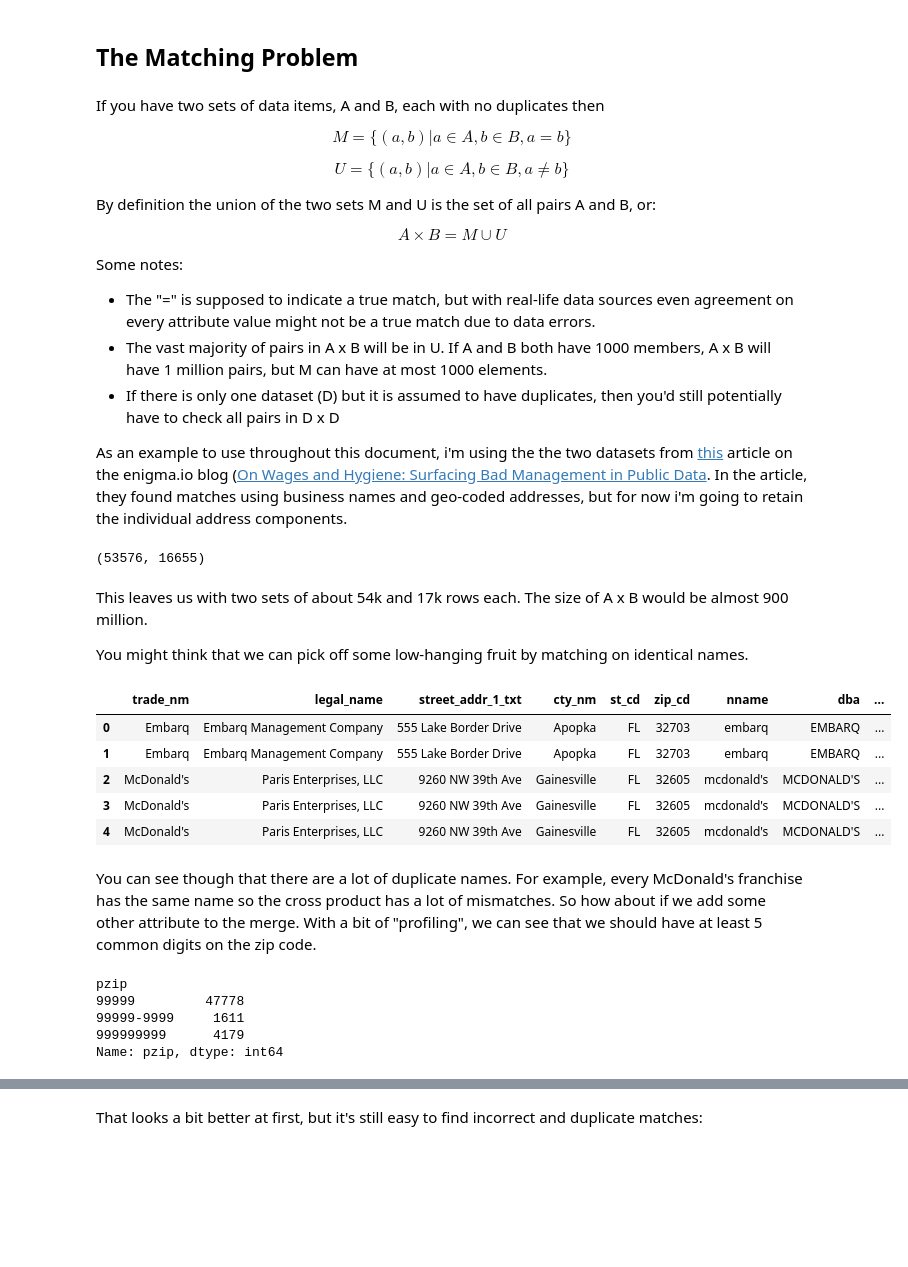
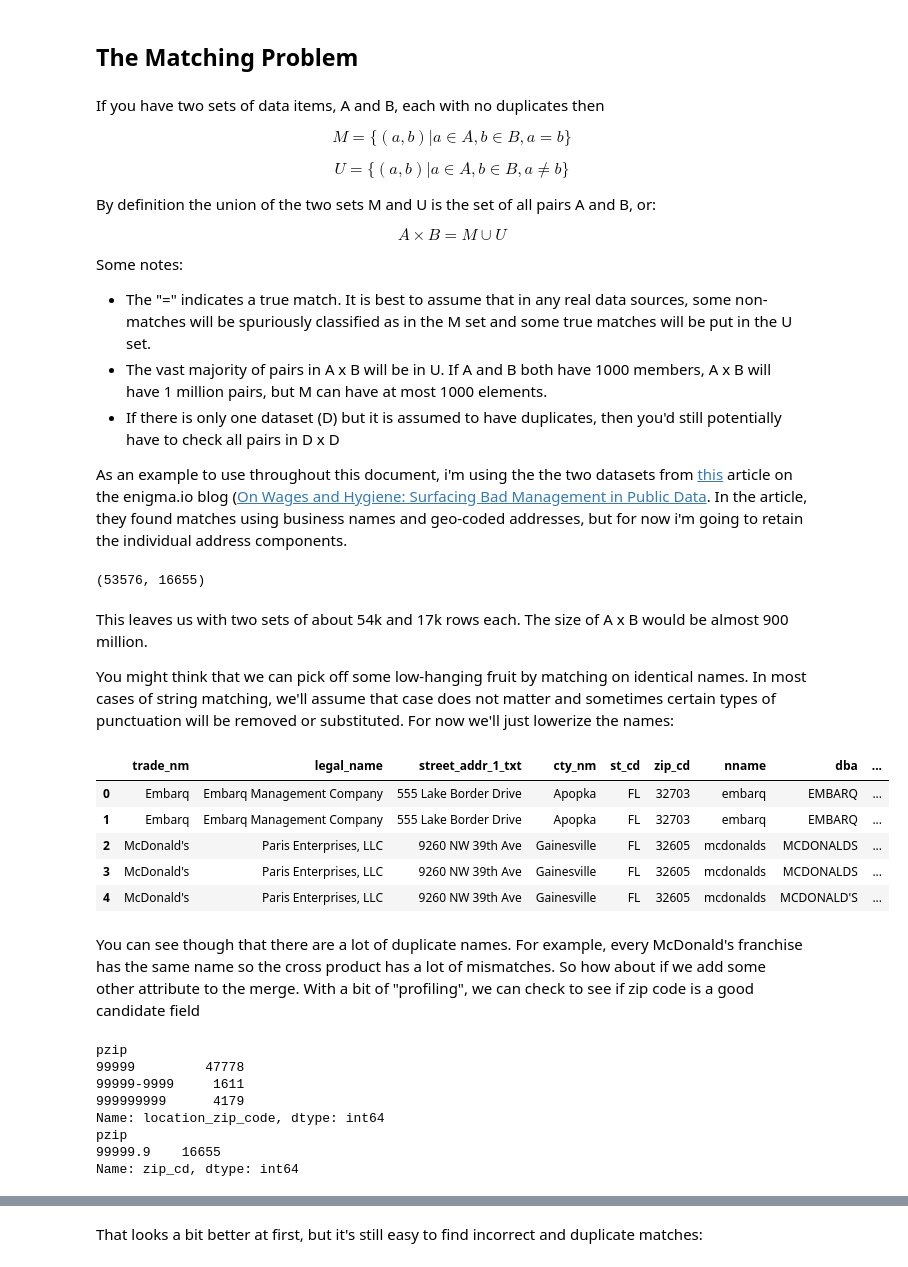
Before and after one commit to mikemull/Notebooks, a Jupyter notebook: Matching.ipynb, the cells around one changed output, grey strips where cells are left out. Drawn from its saved outputs; the diff is of its cells as text; code cells hidden in the pictures; blank space fills up the shorter version.

```diff
--- a/Matching.ipynb
+++ b/Matching.ipynb
@@ -51,7 +51,7 @@ A \times B = M \cup U
 $$
 
 Some notes:
-- The "=" is supposed to indicate a true match, but with real-life data sources even agreement on every attribute value might not be a true match due to data errors.
+- The "=" indicates a true match.  It is best to assume that in any real data sources, some non-matches will be spuriously classified as in the M set and some true matches will be put in the U set.
 - The vast majority of pairs in A x B will be in U.  If A and B both have 1000 members, A x B will have 1 million pairs, but M can have at most 1000 elements.
 - If there is only one dataset (D) but it is assumed to have duplicates, then you'd still potentially have to check all pairs in D x D
 
@@ -65,8 +65,8 @@ df_fl = pd.read_csv('./data/fl.restaurant-inspections.csv')
 df_fl_a = df_fl[['dba', 'location_address', 'location_city', 'location_zip_code']].drop_duplicates()
 
 # Wage data, drop everything but unique name and addresses, and filter to only Florida.
-df_oge = pd.read_csv('./data/ogesdw.whd.whisard.csv')
-df_oge_a_fl = df_oge[df_oge.st_cd=='FL'][['trade_nm', 'legal_name', 'street_addr_1_txt', 'cty_nm', 'st_cd', 'zip_cd']].drop_duplicates()
+df_oge = pd.read_csv('./data/ogesdw.whd.whisard.fl.csv')
+df_oge_a_fl = df_oge[['trade_nm', 'legal_name', 'street_addr_1_txt', 'cty_nm', 'st_cd', 'zip_cd']].drop_duplicates()
 
 print(len(df_fl_a), len(df_oge_a_fl))
 # %% [output]
@@ -74,30 +74,34 @@ print(len(df_fl_a), len(df_oge_a_fl))
 # %% [markdown]
 This leaves us with two sets of about 54k and 17k rows each.  The size of A x B would be almost 900 million.
 
-You might think that we can pick off some low-hanging fruit by matching on identical names.
+You might think that we can pick off some low-hanging fruit by matching on identical names.  In most cases of string matching, we'll assume that case does not matter and sometimes certain types of punctuation will be removed or substituted.  For now we'll just lowerize the names:
 # %%
-df_fl_a['nname'] = df_fl_a.dba.apply(lambda x:x.lower() if pd.notnull(x) else '')
-df_oge_a_fl['nname'] = df_oge_a_fl.trade_nm.apply(lambda x:x.lower() if pd.notnull(x) else '')
+df_fl_a['nname'] = df_fl_a.dba.apply(lambda x:x.lower().translate(None,"'.,") if pd.notnull(x) else '')
+df_oge_a_fl['nname'] = df_oge_a_fl.trade_nm.apply(lambda x:x.lower().translate(None,"'.,") if pd.notnull(x) else '')
 dfm = df_oge_a_fl.merge(df_fl_a, on='nname')
 dfm.head()
 # %% [output]
 |  | trade_nm | legal_name | street_addr_1_txt | cty_nm | st_cd | zip_cd | nname | dba | ... |
 | 0 | Embarq | Embarq Management Company | 555 Lake Border Drive | Apopka | FL | 32703 | embarq | EMBARQ | ... |
 | 1 | Embarq | Embarq Management Company | 555 Lake Border Drive | Apopka | FL | 32703 | embarq | EMBARQ | ... |
-| 2 | McDonald's | Paris Enterprises, LLC | 9260 NW 39th Ave | Gainesville | FL | 32605 | mcdonald's | MCDONALD'S | ... |
-| 3 | McDonald's | Paris Enterprises, LLC | 9260 NW 39th Ave | Gainesville | FL | 32605 | mcdonald's | MCDONALD'S | ... |
-| 4 | McDonald's | Paris Enterprises, LLC | 9260 NW 39th Ave | Gainesville | FL | 32605 | mcdonald's | MCDONALD'S | ... |
+| 2 | McDonald's | Paris Enterprises, LLC | 9260 NW 39th Ave | Gainesville | FL | 32605 | mcdonalds | MCDONALDS | ... |
+| 3 | McDonald's | Paris Enterprises, LLC | 9260 NW 39th Ave | Gainesville | FL | 32605 | mcdonalds | MCDONALDS | ... |
+| 4 | McDonald's | Paris Enterprises, LLC | 9260 NW 39th Ave | Gainesville | FL | 32605 | mcdonalds | MCDONALD'S | ... |
 # %% [markdown]
-You can see though that there are a lot of duplicate names.  For example, every McDonald's franchise has the same name so the cross product has a lot of mismatches.  So how about if we add some other attribute to the merge.  With a bit of "profiling", we can see that we should have at least 5 common digits on the zip code.
+You can see though that there are a lot of duplicate names.  For example, every McDonald's franchise has the same name so the cross product has a lot of mismatches.  So how about if we add some other attribute to the merge.  With a bit of "profiling", we can check to see if zip code is a good candidate field
 # %%
 import string
 t = string.maketrans('0123456789', '9999999999')
 df_fl_a['pzip'] =  df_fl_a.location_zip_code.apply(lambda x: str(x).translate(t) if pd.notnull(x) else x)
-#df_oge_a_fl.zip_cd.groupby(by=lambda x: str(x).translate(t) if pd.notnull(x) else x).agg(np.min)
-df_fl_a.groupby('pzip').count()['pzip']
+print(df_fl_a.groupby('pzip').count()['location_zip_code'])
+df_oge_a_fl['pzip'] =  df_oge_a_fl.zip_cd.apply(lambda x: str(x).translate(t) if pd.notnull(x) else x)
+print(df_oge_a_fl.groupby('pzip').count()['zip_cd'])
 # %% [output]
 pzip
 99999         47778
 99999-9999     1611
 999999999      4179
-Name: pzip, dtype: int64
+Name: location_zip_code, dtype: int64
+pzip
+99999.9    16655
+Name: zip_cd, dtype: int64
```
Also changed, not shown: parts of 58 cells of this notebook.
